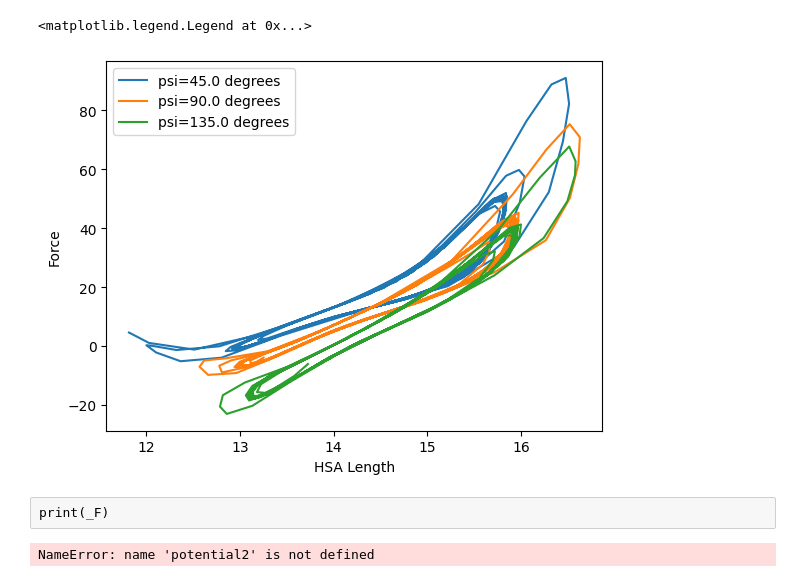
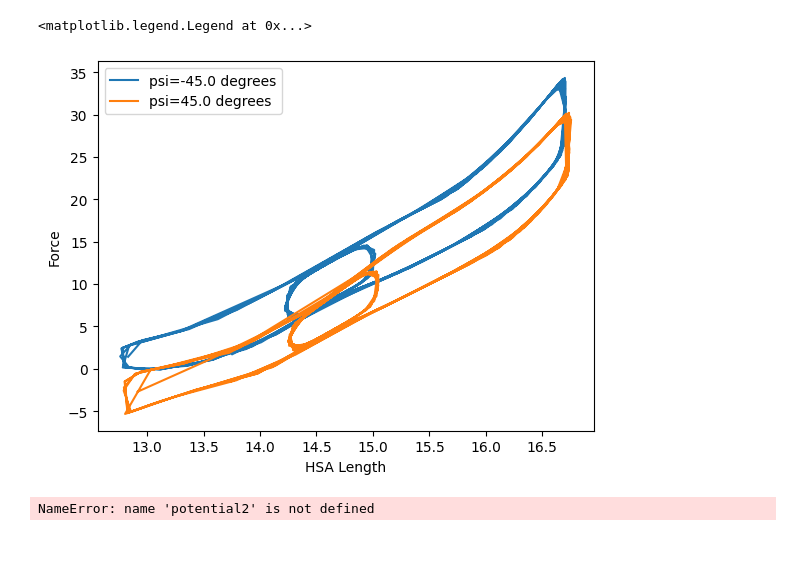
Before and after one commit to JGSuw/hsa_hopper_control, a Jupyter notebook: notebooks/hsa_identification.ipynb, the cells around one changed output. Saved outputs shown, nothing was run; the diff lists cells and outputs as text; code cells hidden in the pictures; blank space fills up the shorter version.

Commit message:
adding branch with notebook for model cross comparison

```diff
--- a/notebooks/hsa_identification.ipynb
+++ b/notebooks/hsa_identification.ipynb
@@ -82,11 +82,11 @@ from scipy.optimize import LinearConstraint
 from hsa_hopper.hsa_model import HSAPotential
 
 # logistic function for blending HSA potentials
-logi = lambda ldot, a: 1/(1+np.exp(-a*ldot))
-s = 3 # length scale for the Gaussian process regressor
-a = 10 # width of logistic function
-v = np.zeros((2,y.shape[1]))
-model = HSAPotential(v, y, a, s)
+s = np.sqrt(2) # length scale for the Gaussian process regressor
+a = np.sqrt(2) # velocity smoothness parameter, a small -> more smooth
+w_c = np.zeros(y.shape[1])
+w_d = np.zeros(y.shape[1])
+model = HSAPotential(w_c, w_d, y, a, s)
 
 # stack all the data for access by a common index
 _x = np.hstack([x[i][1:-1] for i in range(len(x))])
@@ -108,11 +108,11 @@ for i in range(M):
     A[i,0] = _xddot[i]
     A[i,1] = _xdot[i]
     ldot = _dldx[i]*_xdot[i]
-    z = np.vstack((_l[i],_psi[i]))
-    dk = model.dk(z)
-    A[i,2:-1:2] = _dldx[i]*logi(ldot,model.a)*dk[0,:]
-    A[i,3::2] = _dldx[i]*(1-logi(ldot,model.a))*dk[0,:]
-
+    z = np.array((_l[i],_psi[i]))
+    zdot = np.array((_dldx[i]*_xdot[i],0))
+    for j in range(N):
+        A[i,2+2*j] = (_dldx[i]*model.dkc(z,j))[0]
+        A[i,2+2*j+1] = (_dldx[i]*model.dkd(z,zdot,j))[0]
 ATA = A.T@A
 ATb = A.T@_tau
 bTb = _tau.T@_tau
@@ -126,8 +126,8 @@ C = np.zeros((2,2+2*N))
 # C = np.zeros((2+N,2+N))
 C[0,0] = 1
 C[1,1] = 1
-lb = np.array([1e-3,3e-2])
-ub = np.array([5e-3,1e-1])
+lb = np.array([3e-3,5e-3])
+ub = np.array([5e-3,5e-1])
 # lb = np.zeros(2+N)
 # for j in range(N):
     # z = y[j,:]
@@ -142,13 +142,14 @@ result = minimize(f, x0,
                   hess=hess,
                   constraints=constraints,
                   method='trust-constr',
-                  options={'maxiter' : 2000})
+                  options={'maxiter' : 4000})
 # %%
 # model.v = result.x[2:]
-model.v[0,:] = result.x[2:-1:2]
-model.v[1,:] = result.x[3::2]
+model.w_c = result.x[2:-1:2]
+model.w_d = result.x[3::2]
 with open(os.path.join('hsa_model.yaml'), 'w') as f:
     yaml.dump(model.attribute_dict(), f, yaml.Dumper)
 print(result)
 print(f'R2 = {1-result.fun/np.sum((b-np.average(b))**2)}')
+print(np.sqrt(result.fun/b.shape[0]))
 # %% [output]
@@ -172,26 +173,30 @@ R2 = 0.9833172937282293
 # %%
 # pick a trajectory to plot this shitshow
 
-for idx in range(len(psi)):
-# for idx in [0,1,2,3]:
+plt.plot()
+# for idx in range(len(psi)):
+for idx in [1,3]:
     _psi = psi[idx]
     _x = x[idx][1:-1]
     _xdot = xdot[idx]
     _dldx = dldx[idx][1:-1]
     _l = l[idx][1:-1]
     _ldot = _dldx*_xdot
     _z = np.array([[_l[i],_psi] for i in range(_l.shape[0])])
-    _F = np.array([model.dV(_l[i],_psi,_ldot[i]) for i in range(_l.shape[0])])
+    _zdot = np.array([[_dldx[i]*_xdot[i],0] for i in range(_l.shape[0])])
+    # _F = np.array([model.dV(_z[i,:])+model.dR(_z[i,:],_zdot[i,:]) for i in range(_l.shape[0])])
+    _dV = np.array([model.dV(_z[i,:]) for i in range(_l.shape[0])])
+    _dR = np.array([model.dR(_z[i,:],_zdot[i,:]) for i in range(_l.shape[0])])
     # plt.plot(180/np.pi*_x,_F,label=f'psi={_psi} degrees')
-    plt.plot(100*_l,_F,label=f'psi={_psi} degrees')
+    # plt.scatter(100*_l, _dR, label=f'psi={_psi} degrees')
+    plt.plot(100*_l, _dV+_dR, label=f'psi={_psi} degrees')
+    # plt.scatter(100*_l, _dR, label=f'psi={_psi} degrees')
 plt.xlabel('HSA Length')
 plt.ylabel('Force')
 plt.legend()
 # %% [output]
 <matplotlib.legend.Legend at 0x...>
-[figure, old version]
+[figure, new version]
-# %% [raw]
-print(_F)
 # %%
 # plot this potential function for a range of theta values, fix psi = 0.
 
```
Also changed, not shown: parts of 4 cells of this notebook, 2 other files.
